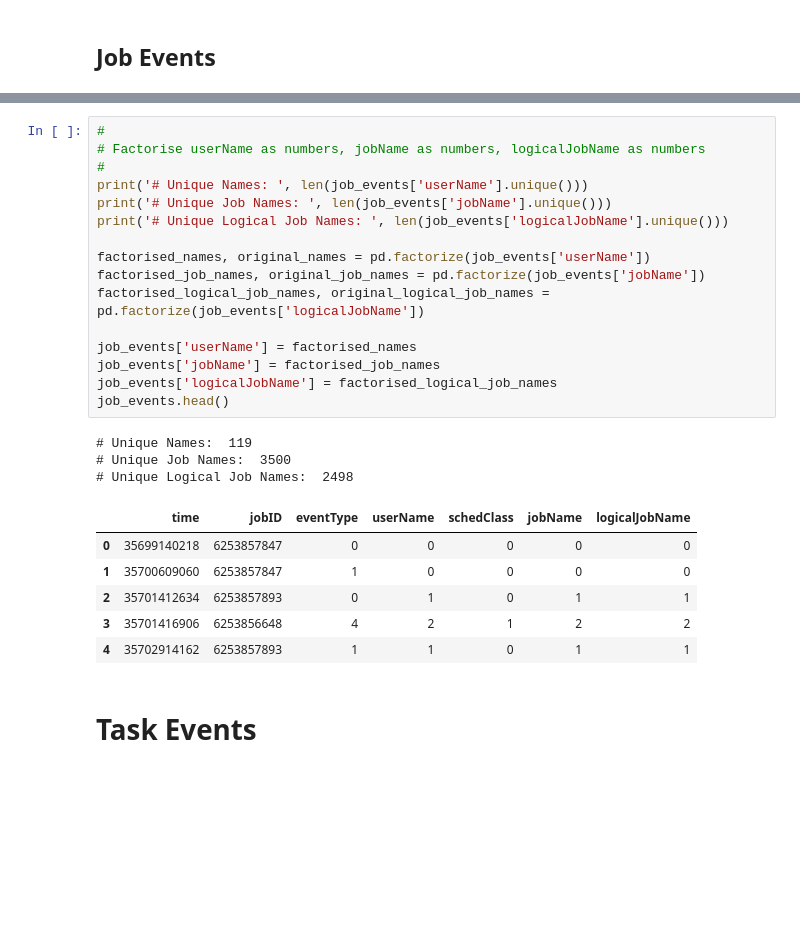
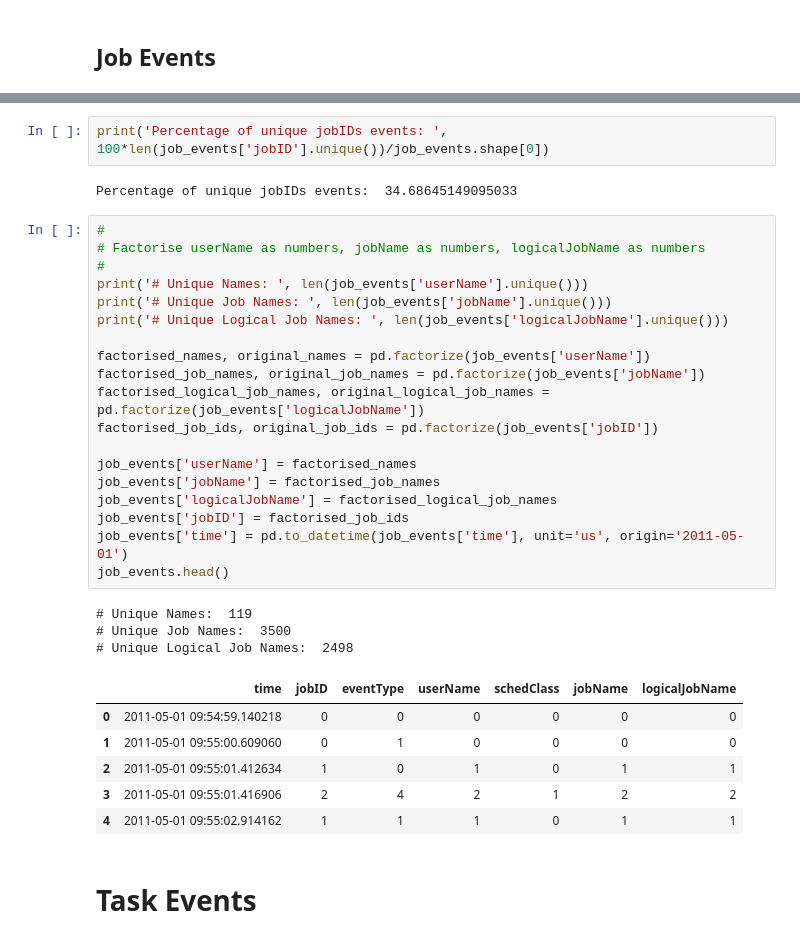
Before and after one commit to davej23/scc411-project, a Jupyter notebook: pre-processing.ipynb, the cells around one changed output, grey strips where cells are left out. Saved outputs shown, nothing was run; the diff lists cells and outputs as text; blank space fills up the shorter version.

```diff
--- a/pre-processing.ipynb
+++ b/pre-processing.ipynb
@@ -76,32 +79,39 @@ job_events.head() # preview data
 | 2 | 35701412634 | 6253857893 | 0 | jOqcqHrLBrhAcJPUf2gm/ikKchA7pXWzC... | 0 | ZzD7sacs6fh4yIPErm24OLwXRCVm1POOz... | PXOVkbAZiqgXwIl/k2Rku4p57uoJn7wn2... |
 | 3 | 35701416906 | 6253856648 | 4 | ZHAzkawqKRJLjH0vstw83yLYltCctQ0DZ... | 1 | hp6k//YcNIMByCUSSzue2o0b8lD/8m9Uw... | oHQYViMUeNEojiW9p3u0Vdt8N4KBASt2e... |
 | 4 | 35702914162 | 6253857893 | 1 | jOqcqHrLBrhAcJPUf2gm/ikKchA7pXWzC... | 0 | ZzD7sacs6fh4yIPErm24OLwXRCVm1POOz... | PXOVkbAZiqgXwIl/k2Rku4p57uoJn7wn2... |
+# %%
+print('Percentage of unique jobIDs events: ', 100*len(job_events['jobID'].unique())/job_events.shape[0])
+# %% [output]
+Percentage of unique jobIDs events:  34.68645149095033
 # %%
 #
 # Factorise userName as numbers, jobName as numbers, logicalJobName as numbers
 #
 print('# Unique Names: ', len(job_events['userName'].unique()))
 print('# Unique Job Names: ', len(job_events['jobName'].unique()))
 print('# Unique Logical Job Names: ', len(job_events['logicalJobName'].unique()))
 
 factorised_names, original_names = pd.factorize(job_events['userName'])
 factorised_job_names, original_job_names = pd.factorize(job_events['jobName'])
 factorised_logical_job_names, original_logical_job_names = pd.factorize(job_events['logicalJobName'])
+factorised_job_ids, original_job_ids = pd.factorize(job_events['jobID'])
 
 job_events['userName'] = factorised_names
 job_events['jobName'] = factorised_job_names
 job_events['logicalJobName'] = factorised_logical_job_names
+job_events['jobID'] = factorised_job_ids
+job_events['time'] = pd.to_datetime(job_events['time'], unit='us', origin='2011-05-01')
 job_events.head()
 # %% [output]
 # Unique Names:  119
 # Unique Job Names:  3500
 # Unique Logical Job Names:  2498
 |  | time | jobID | eventType | userName | schedClass | jobName | logicalJobName |
-| 0 | 35699140218 | 6253857847 | 0 | 0 | 0 | 0 | 0 |
-| 1 | 35700609060 | 6253857847 | 1 | 0 | 0 | 0 | 0 |
-| 2 | 35701412634 | 6253857893 | 0 | 1 | 0 | 1 | 1 |
-| 3 | 35701416906 | 6253856648 | 4 | 2 | 1 | 2 | 2 |
-| 4 | 35702914162 | 6253857893 | 1 | 1 | 0 | 1 | 1 |
+| 0 | 2011-05-01 09:54:59.140218 | 0 | 0 | 0 | 0 | 0 | 0 |
+| 1 | 2011-05-01 09:55:00.609060 | 0 | 1 | 0 | 0 | 0 | 0 |
+| 2 | 2011-05-01 09:55:01.412634 | 1 | 0 | 1 | 0 | 1 | 1 |
+| 3 | 2011-05-01 09:55:01.416906 | 2 | 4 | 2 | 1 | 2 | 2 |
+| 4 | 2011-05-01 09:55:02.914162 | 1 | 1 | 1 | 0 | 1 | 1 |
 # %% [markdown]
 # Task Events
 # %%
```
Also changed, not shown: parts of 9 cells of this notebook.
